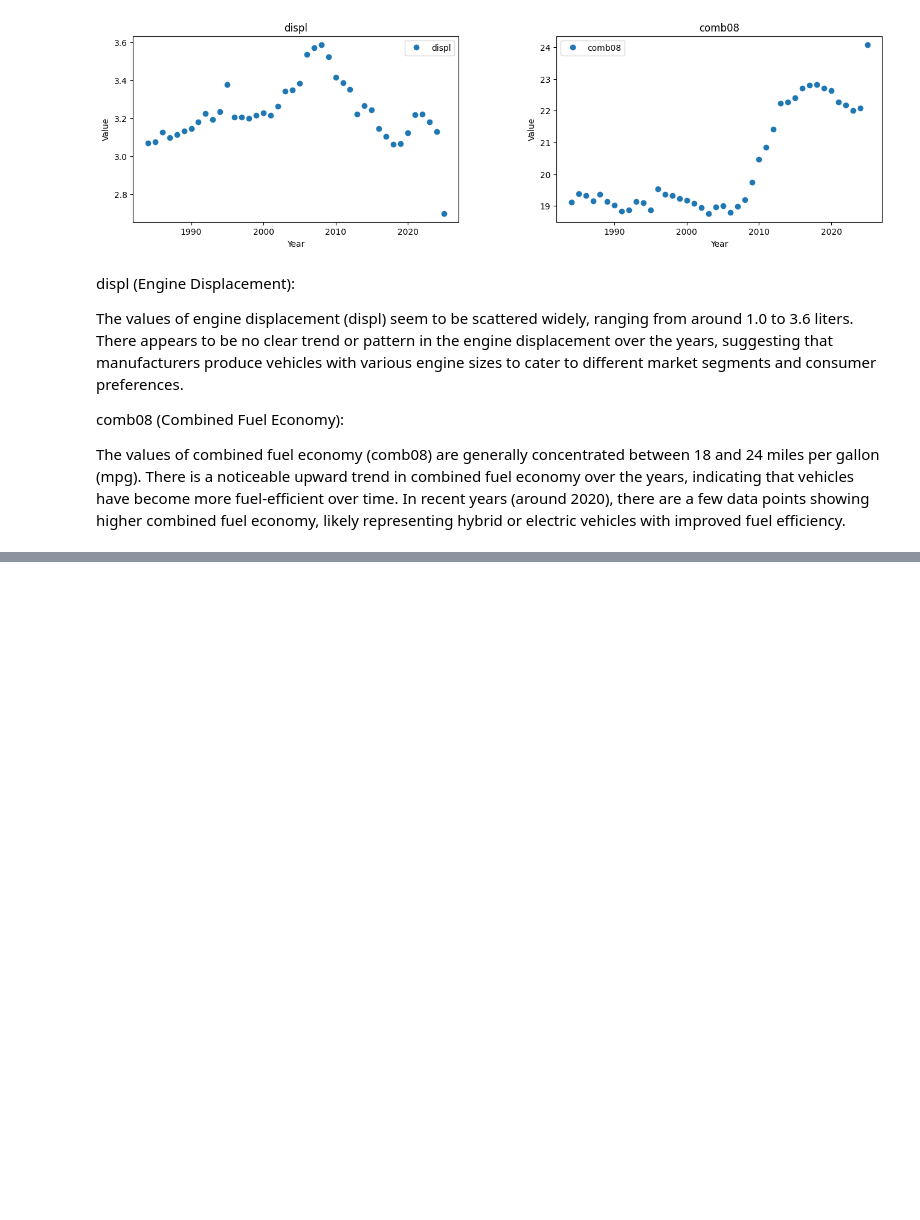
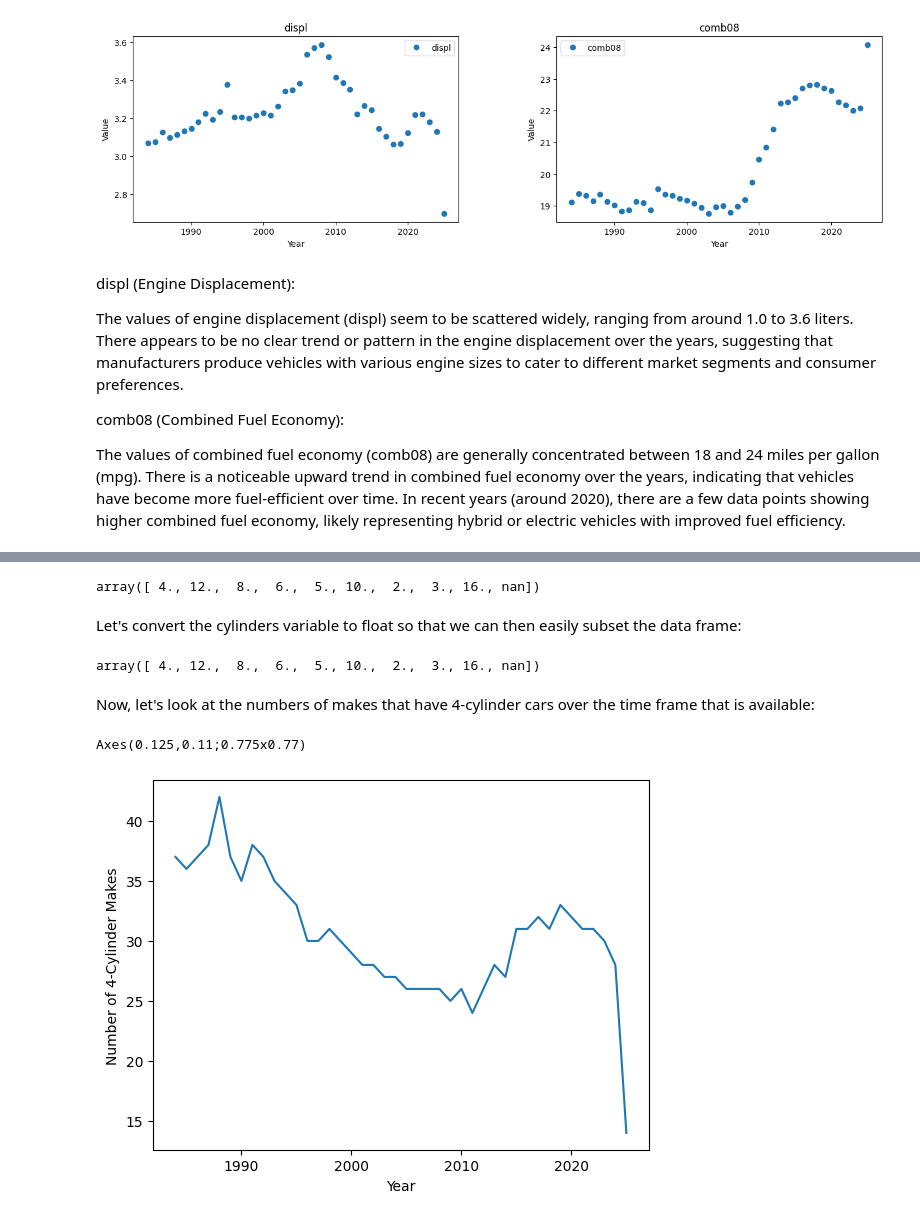
Before and after one commit to czek0/Data-Science-Portfolio, a Jupyter notebook: Fuel_Efficiency.ipynb, the cells around one changed output, grey strips where cells are left out. Drawn from its saved outputs; the diff is of its cells as text; code cells hidden in the pictures; blank space fills up the shorter version.

```diff
--- a/Fuel_Efficiency.ipynb
+++ b/Fuel_Efficiency.ipynb
@@ -304,0 +308,24 @@ In recent years (around 2020), there are a few data points showing higher combin
+# %%
+pd.unique(vehicles_non_hybrid.cylinders)
+# %% [output]
+array([ 4., 12.,  8.,  6.,  5., 10.,  2.,  3., 16., nan])
+# %% [markdown]
+Let's convert the cylinders variable to float so that we can then easily subset the data frame:
+# %%
+vehicles_non_hybrid.cylinders = vehicles_non_hybrid.cylinders.astype('float')
+pd.unique(vehicles_non_hybrid.cylinders)
+# %% [output]
+array([ 4., 12.,  8.,  6.,  5., 10.,  2.,  3., 16., nan])
+# %%
+vehicles_non_hybrid_4 = vehicles_non_hybrid[(vehicles_non_hybrid.cylinders == 4.0)]
+# %% [markdown]
+Now, let's look at the numbers of makes that have 4-cylinder cars over the time frame that is available:
+# %%
+grouped_by_year_4_cylinder = vehicles_non_hybrid_4.groupby(['year']).make.nunique()
+fig = grouped_by_year_4_cylinder.plot()
+fig.set_xlabel('Year')
+fig.set_ylabel('Number of 4-Cylinder Makes')
+print(fig)
+# %% [output]
+Axes(0.125,0.11;0.775x0.77)
+[figure, added]
```
Also changed, not shown: parts of 13 cells of this notebook.
